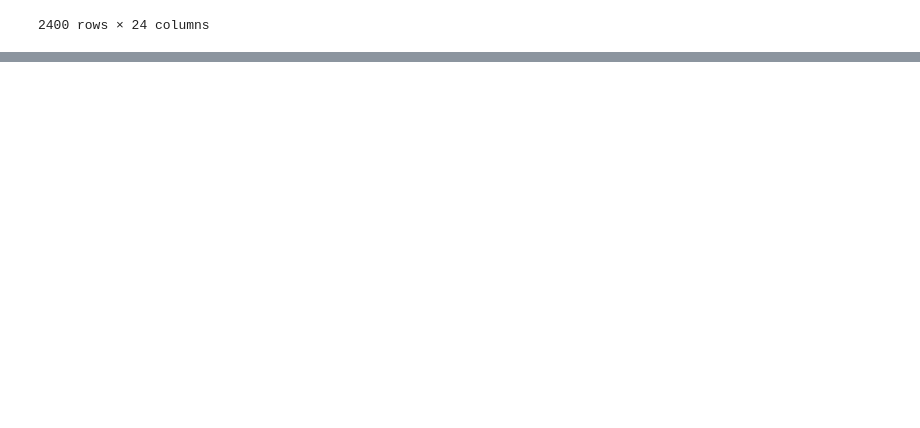
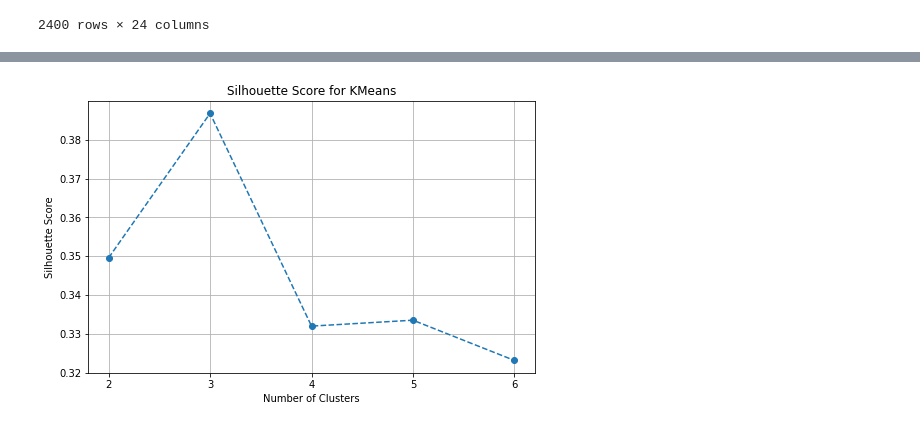
Before and after one commit to pandrew99/MindfulML, a Jupyter notebook: Final_Project_Andrew.ipynb, the cells around one changed output, grey strips where cells are left out. Cells and saved outputs as stored; diff of their text form; code cells hidden in the pictures; blank space fills up the shorter version.

```diff
--- a/Final_Project_Andrew.ipynb
+++ b/Final_Project_Andrew.ipynb
@@ -225,0 +273,25 @@ songsDS2
+# %%
+from sklearn.cluster import KMeans
+from sklearn.metrics import silhouette_score
+
+def calculate_silhouette_score2(data, max_clusters=10):
+    silhouette_scores = []
+    for n_clusters in range(2, max_clusters + 1, 1):
+        kmeans = KMeans(n_clusters=n_clusters, random_state=0).fit(data)
+        labels = kmeans.labels_
+        silhouette_scores.append(silhouette_score(data, labels))
+
+    # Plot the Silhouette Score
+    plt.figure(figsize=(8, 5))
+    plt.plot(range(2, max_clusters + 1, 1), silhouette_scores, marker='o', linestyle='--')
+    plt.xlabel('Number of Clusters')
+    plt.ylabel('Silhouette Score')
+    plt.title('Silhouette Score for KMeans')
+    plt.grid(True)
+    plt.xticks(range(2, max_clusters + 1))
+
+    plt.show()
+
+calculate_silhouette_score2(principal_components, max_clusters=6)
+# %% [output]
+[figure, added]
```
Also changed, not shown: parts of 5 cells of this notebook.
